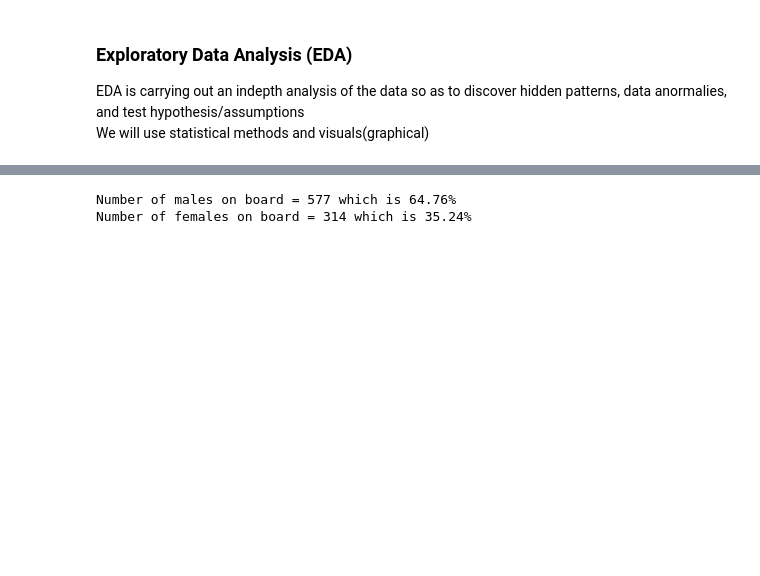
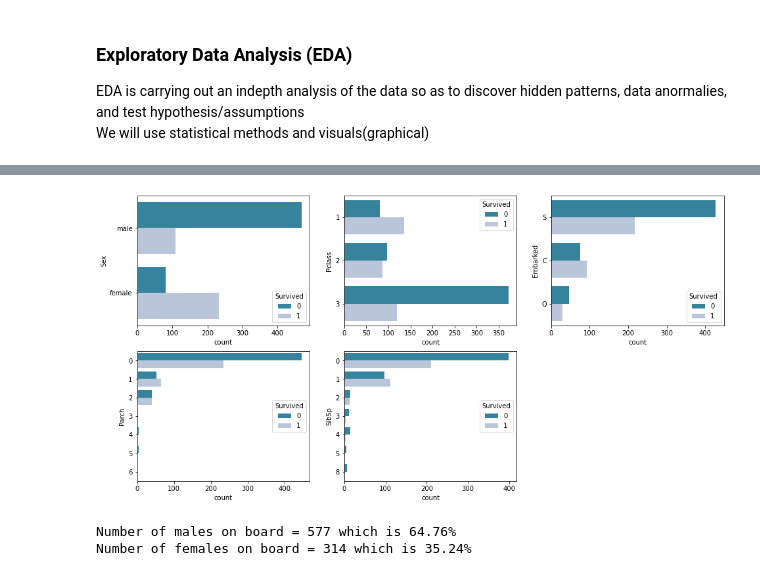
Before and after one commit to Ndaruga/Multiple-Machine-Learning-Projects, a Jupyter notebook: Titanic project/titanic.ipynb, the cells around one changed output, grey strips where cells are left out. Cells and saved outputs as stored; diff of their text form; code cells hidden in the pictures; blank space fills up the shorter version.

```diff
--- a/Titanic project/titanic.ipynb
+++ b/Titanic project/titanic.ipynb
@@ -194,3 +206,14 @@ AttributeError: 'Figure' object has no attribute 'add_sublot'
+# %%
+# plot categorical data
+
+fig = plt.figure(figsize = (16,8))
+
+for i in range(len(cat_df.columns)):
+    column = cat_df.columns[i]
+    sub = fig.add_subplot(2,3,i+1)
+    chart = sns.countplot(data = train_df, hue = 'Survived', y = column, palette = 'PuBuGn_r')
+# %% [output]
+[figure, added]
 # %%
 # gender difference on board the titanic
 males_on_board = train_df.loc[train_df.Sex == 'male']
```
Also changed, not shown: parts of 7 cells of this notebook.
